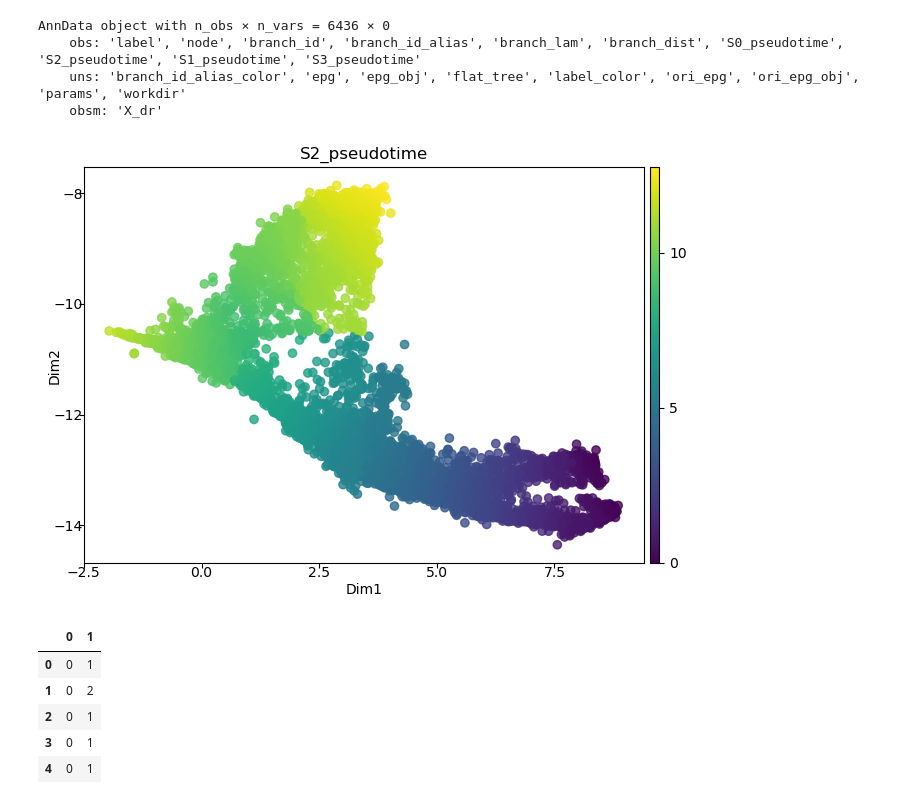
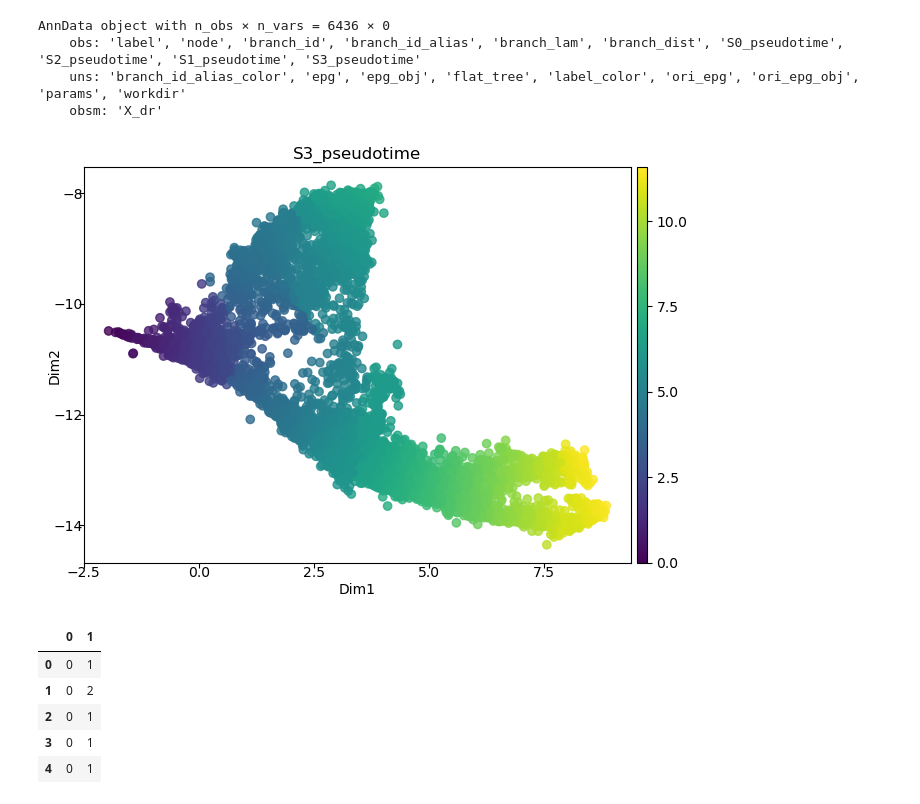
Before and after one commit to sachha-naksha/B_Cell_States, a Jupyter notebook: multiome_dynamic_regulation/py_scripts/trajectory/traj_stream_female_donor.ipynb, the cells around one changed output. Saved outputs shown, nothing was run; the diff lists cells and outputs as text; code cells hidden in the pictures.

```diff
--- a/multiome_dynamic_regulation/py_scripts/trajectory/traj_stream_female_donor.ipynb
+++ b/multiome_dynamic_regulation/py_scripts/trajectory/traj_stream_female_donor.ipynb
@@ -315,8 +315,8 @@ AnnData object with n_obs × n_vars = 6436 × 0
     obs: 'label', 'node', 'branch_id', 'branch_id_alias', 'branch_lam', 'branch_dist', 'S0_pseudotime', 'S2_pseudotime', 'S1_pseudotime', 'S3_pseudotime'
     uns: 'branch_id_alias_color', 'epg', 'epg_obj', 'flat_tree', 'label_color', 'ori_epg', 'ori_epg_obj', 'params', 'workdir'
     obsm: 'X_dr'
-# %%
-#Replace S3 with your own starting node if on a different dataset
-st.plot_dimension_reduction(skin_adata,color=['S2_pseudotime'])
-# %% [output]
-[figure, removed]
+# %%
+#Only plots ordered categorical data
+st.plot_dimension_reduction(skin_adata,color=['S3_pseudotime'])
+# %% [output]
+[figure, added]
```
Also changed, not shown: parts of 1 cell of this notebook, 17 other files.
